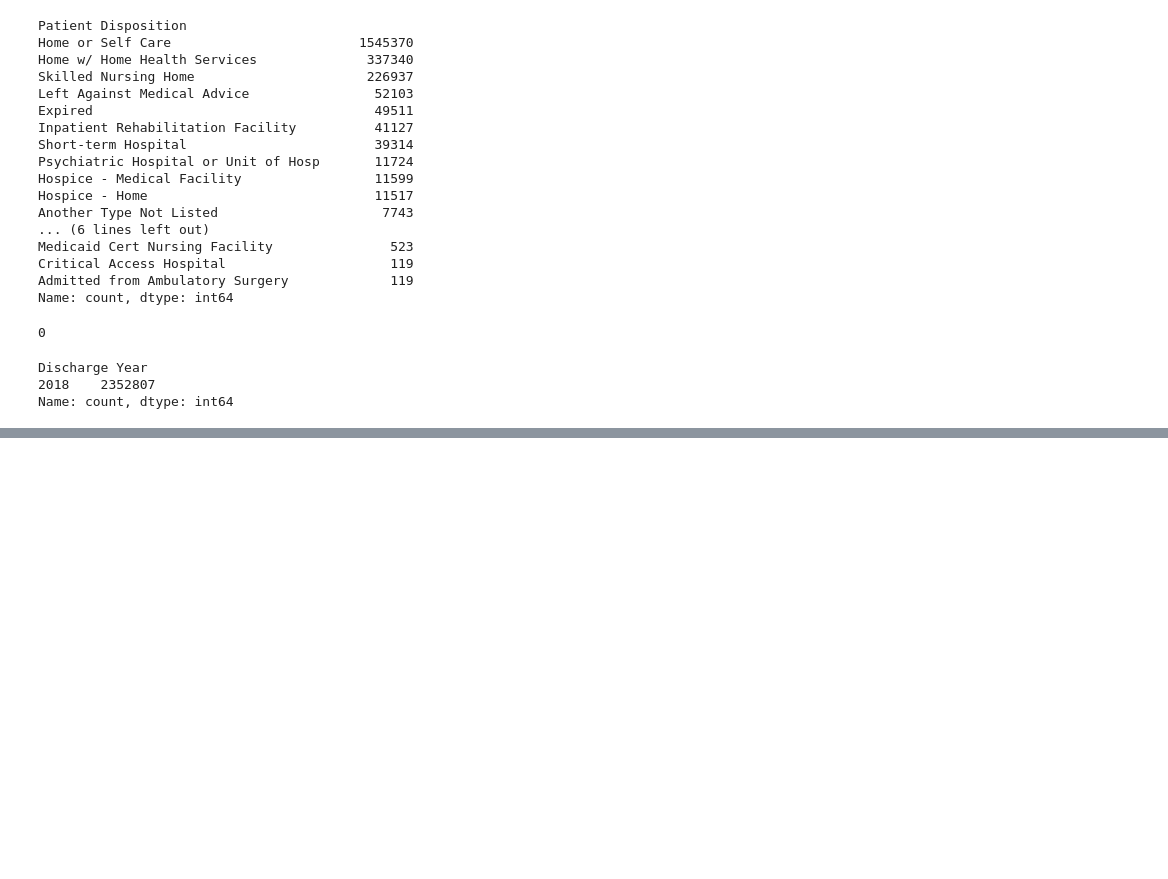
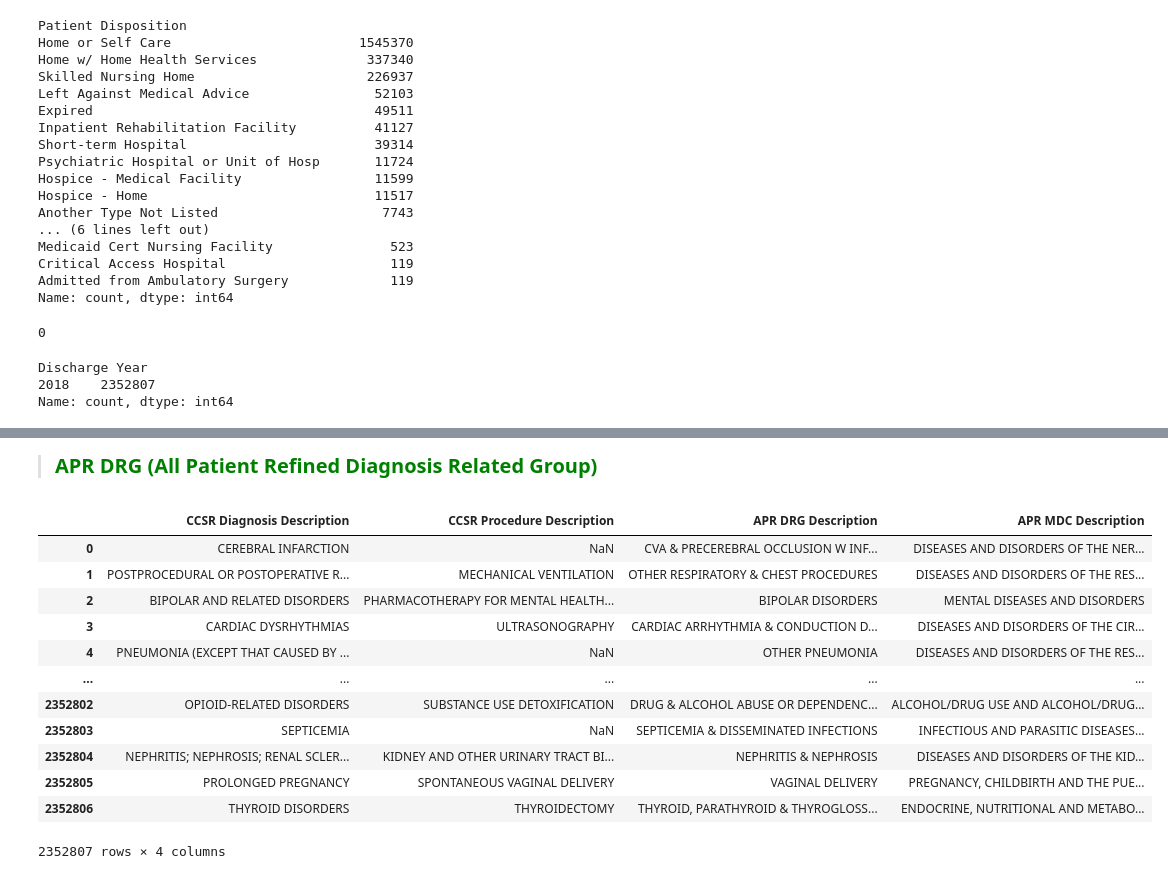
Before and after one commit to Ramisa-Hassan/Hospital-Performance-Analysis, a Jupyter notebook: Project Code.ipynb, the cells around one changed output, grey strips where cells are left out. Saved outputs shown, nothing was run; the diff lists cells and outputs as text; code cells hidden in the pictures; blank space fills up the shorter version.

```diff
--- a/Project Code.ipynb
+++ b/Project Code.ipynb
@@ -422,0 +537,18 @@ Name: count, dtype: int64
+# %% [markdown]
+>**<span style="font-family: Helvetica; color: green; font-weight: bold; font-size: 20px;">APR DRG (All Patient Refined Diagnosis Related Group)</span>**
+# %%
+hospital[['CCSR Diagnosis Description', 'CCSR Procedure Description', 'APR DRG Description', 'APR MDC Description']]
+# %% [output]
+|  | CCSR Diagnosis Description | CCSR Procedure Description | APR DRG Description | APR MDC Description |
+| 0 | CEREBRAL INFARCTION | NaN | CVA & PRECEREBRAL OCCLUSION W INF... | DISEASES AND DISORDERS OF THE NER... |
+| 1 | POSTPROCEDURAL OR POSTOPERATIVE R... | MECHANICAL VENTILATION | OTHER RESPIRATORY & CHEST PROCEDURES | DISEASES AND DISORDERS OF THE RES... |
+| 2 | BIPOLAR AND RELATED DISORDERS | PHARMACOTHERAPY FOR MENTAL HEALTH... | BIPOLAR DISORDERS | MENTAL DISEASES AND DISORDERS |
+| 3 | CARDIAC DYSRHYTHMIAS | ULTRASONOGRAPHY | CARDIAC ARRHYTHMIA & CONDUCTION D... | DISEASES AND DISORDERS OF THE CIR... |
+| 4 | PNEUMONIA (EXCEPT THAT CAUSED BY ... | NaN | OTHER PNEUMONIA | DISEASES AND DISORDERS OF THE RES... |
+| ... | ... | ... | ... | ... |
+| 2352802 | OPIOID-RELATED DISORDERS | SUBSTANCE USE DETOXIFICATION | DRUG & ALCOHOL ABUSE OR DEPENDENC... | ALCOHOL/DRUG USE AND ALCOHOL/DRUG... |
+| 2352803 | SEPTICEMIA | NaN | SEPTICEMIA & DISSEMINATED INFECTIONS | INFECTIOUS AND PARASITIC DISEASES... |
+| 2352804 | NEPHRITIS; NEPHROSIS; RENAL SCLER... | KIDNEY AND OTHER URINARY TRACT BI... | NEPHRITIS & NEPHROSIS | DISEASES AND DISORDERS OF THE KID... |
+| 2352805 | PROLONGED PREGNANCY | SPONTANEOUS VAGINAL DELIVERY | VAGINAL DELIVERY | PREGNANCY, CHILDBIRTH AND THE PUE... |
+| 2352806 | THYROID DISORDERS | THYROIDECTOMY | THYROID, PARATHYROID & THYROGLOSS... | ENDOCRINE, NUTRITIONAL AND METABO... |
+2352807 rows × 4 columns
```
Also changed, not shown: parts of 7 cells of this notebook.
